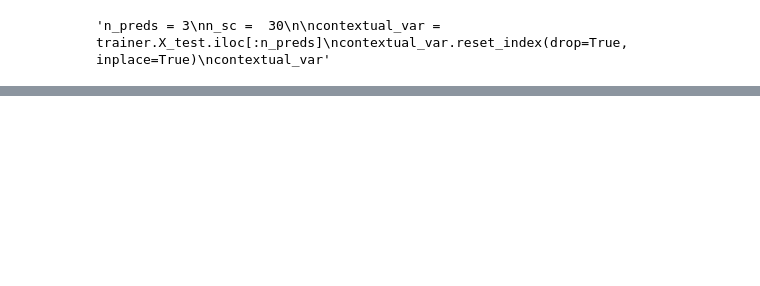
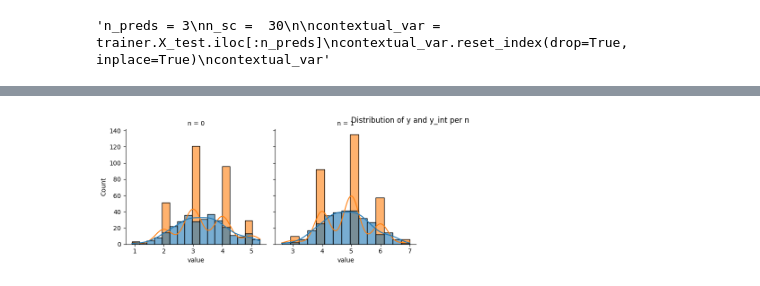
Before and after one commit to DanielLosada/DynamicPricing, a Jupyter notebook: MyImplementation/opt.ipynb, the cells around one changed output, grey strips where cells are left out. Saved outputs shown, nothing was run; the diff lists cells and outputs as text; code cells hidden in the pictures; blank space fills up the shorter version.

```diff
--- a/MyImplementation/opt.ipynb
+++ b/MyImplementation/opt.ipynb
@@ -433,0 +521,24 @@ Optimal sd: 0.3085844830622695
+# %%
+# DEMAND BY ID
+
+# Create a DataFrame from your data
+data = []
+for n in model.N:
+    for w in model.W:
+        y_val = pyo.value(model.y['demand', n, w])
+        y_int_val = pyo.value(model.y_int[n, w])
+        data.append({'n': n, 'w': w, 'y': y_val, 'y_int': y_int_val})
+df = pd.DataFrame(data)
+
+# Melt the DataFrame to long format for seaborn
+df_melted = df.melt(id_vars=['n', 'w'], value_vars=['y', 'y_int'], var_name='type', value_name='value')
+
+# Plot using FacetGrid (one subplot per n)
+g = sns.FacetGrid(df_melted, col='n', col_wrap=4, sharex=False, height=3.5)
+g.map_dataframe(sns.histplot, x='value', hue='type', kde=True if 'y' in df_melted['type'].unique() else False, alpha=0.6)
+g.add_legend()
+plt.subplots_adjust(top=0.9)
+g.fig.suptitle("Distribution of y and y_int per n")
+plt.show()
+# %% [output]
+[figure, added]
```
Also changed, not shown: parts of 22 cells of this notebook.
